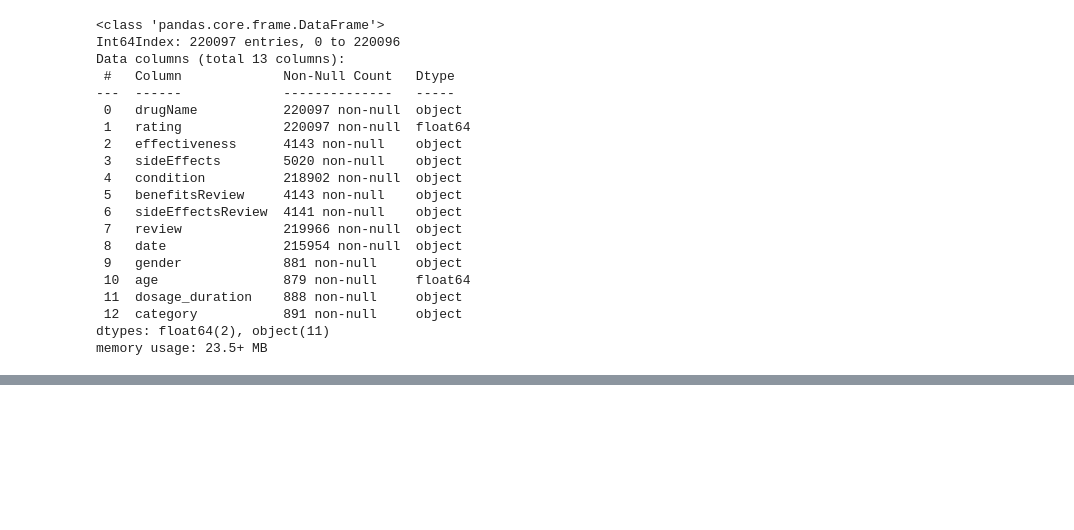
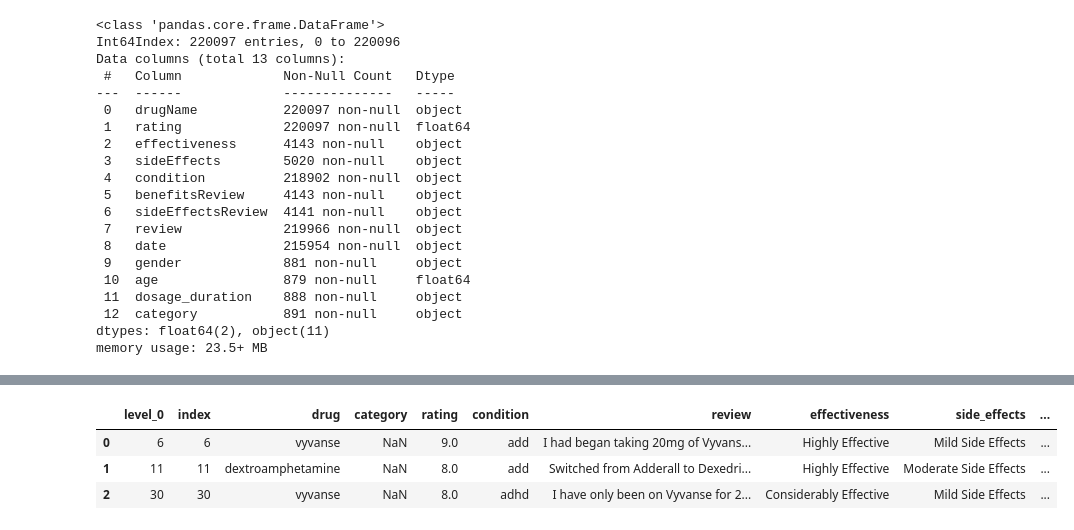
Before and after one commit to fractaldatalearning/psychedelic_efficacy, a Jupyter notebook: notebooks/1-kl-wrangle-tabular.ipynb, the cells around one changed output, grey strips where cells are left out. Drawn from its saved outputs; the diff is of its cells as text; code cells hidden in the pictures; blank space fills up the shorter version.

```diff
--- a/notebooks/1-kl-wrangle-tabular.ipynb
+++ b/notebooks/1-kl-wrangle-tabular.ipynb
@@ -218,4 +224,6 @@ dtypes: float64(2), object(11)
 memory usage: 23.5+ MB
 # %%
 df = df.rename(columns={'drugName':'drug', 'sideEffects':'side_effects',
-                        'benefitsReview':'benefits', 'sideEffectsReview':'side_effects'})
+                        'benefitsReview':'benefits', 'sideEffectsReview':'side_effects_detail'})
+df = df.reset_index()
+df.columns
@@ -221,0 +235,6 @@ df = df.rename(columns={'drugName':'drug', 'sideEffects':'side_effects',
+# %%
+df = df[['index', 'drug', 'category', 'rating', 'condition', 'review', 'effectiveness',
+         'side_effects', 'side_effects_detail', 'benefits', 'dosage_duration', 'age',
+         'gender', 'date']]
+
+df.head(2)
@@ -221,0 +394,9 @@ df = df.rename(columns={'drugName':'drug', 'sideEffects':'side_effects',
+# %%
+# Clean up each column. Drop obviously useless columns.
+df = df.reset_index()
+df.head(3)
+# %% [output]
+|  | level_0 | index | drug | category | rating | condition | review | effectiveness | side_effects | ... |
+| 0 | 6 | 6 | vyvanse | NaN | 9.0 | add | I had began taking 20mg of Vyvans... | Highly Effective | Mild Side Effects | ... |
+| 1 | 11 | 11 | dextroamphetamine | NaN | 8.0 | add | Switched from Adderall to Dexedri... | Highly Effective | Moderate Side Effects | ... |
+| 2 | 30 | 30 | vyvanse | NaN | 8.0 | adhd | I have only been on Vyvanse for 2... | Considerably Effective | Mild Side Effects | ... |
```
Also changed, not shown: parts of 29 cells of this notebook.
